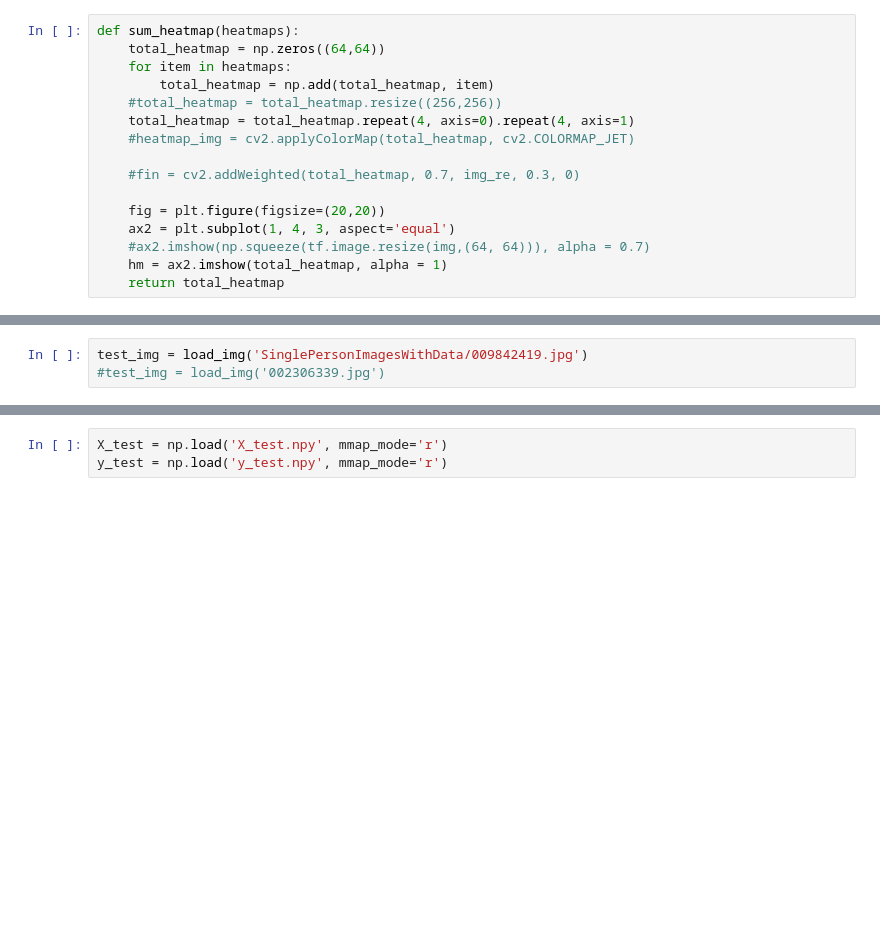
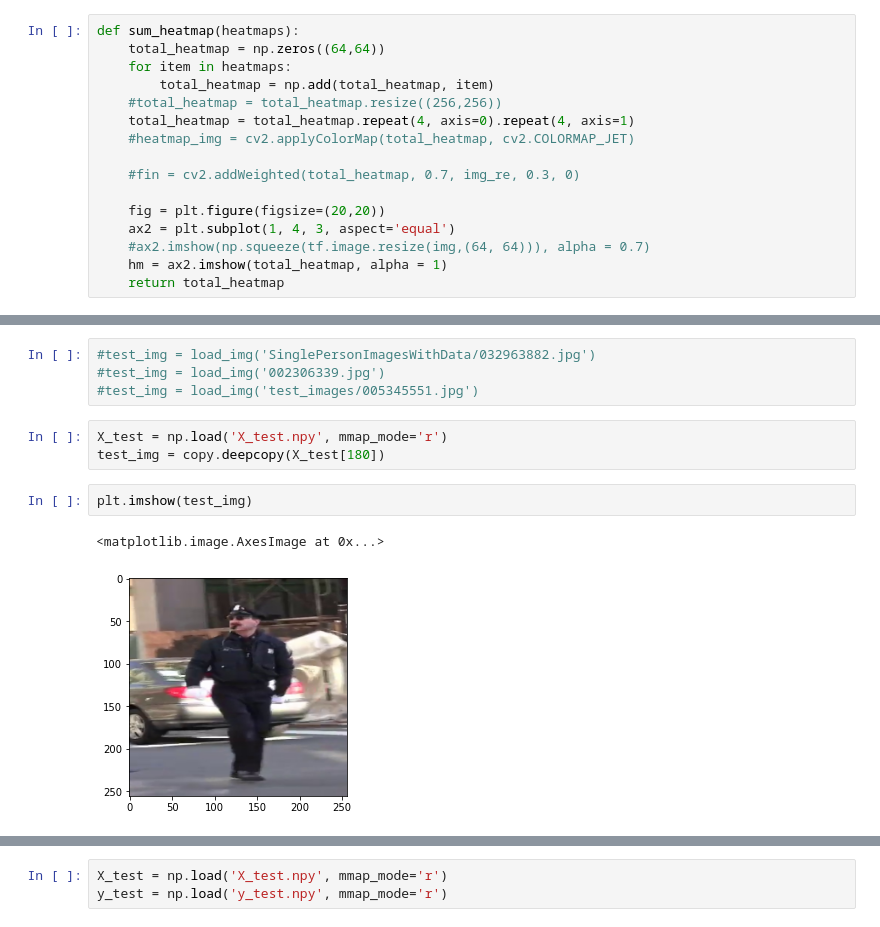
Before and after one commit to Grol4Espinoza/Human-Pose-Estimation, a Jupyter notebook: predict_test.ipynb, the cells around one changed output, grey strips where cells are left out. Cells and saved outputs as stored; diff of their text form; blank space fills up the shorter version.

```diff
--- a/predict_test.ipynb
+++ b/predict_test.ipynb
@@ -174,6 +174,15 @@ def predecir_heatmap(img, show = True):
     return data
 # %%
-test_img = load_img('SinglePersonImagesWithData/009842419.jpg')
+#test_img = load_img('SinglePersonImagesWithData/032963882.jpg')
 #test_img = load_img('002306339.jpg')
+#test_img = load_img('test_images/005345551.jpg')
+# %%
+X_test = np.load('X_test.npy', mmap_mode='r')
+test_img = copy.deepcopy(X_test[180])
+# %%
+plt.imshow(test_img)
+# %% [output]
+<matplotlib.image.AxesImage at 0x...>
+[figure, added]
 # %%
 init_t = time()
```
Also changed, not shown: parts of 15 cells of this notebook, 6 other files.
